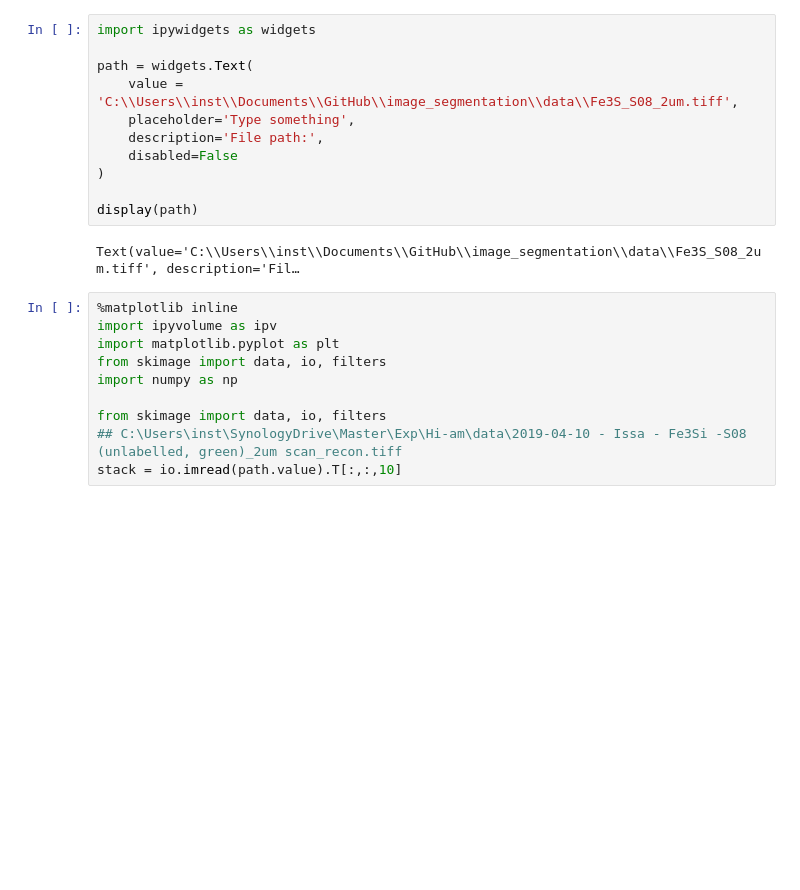
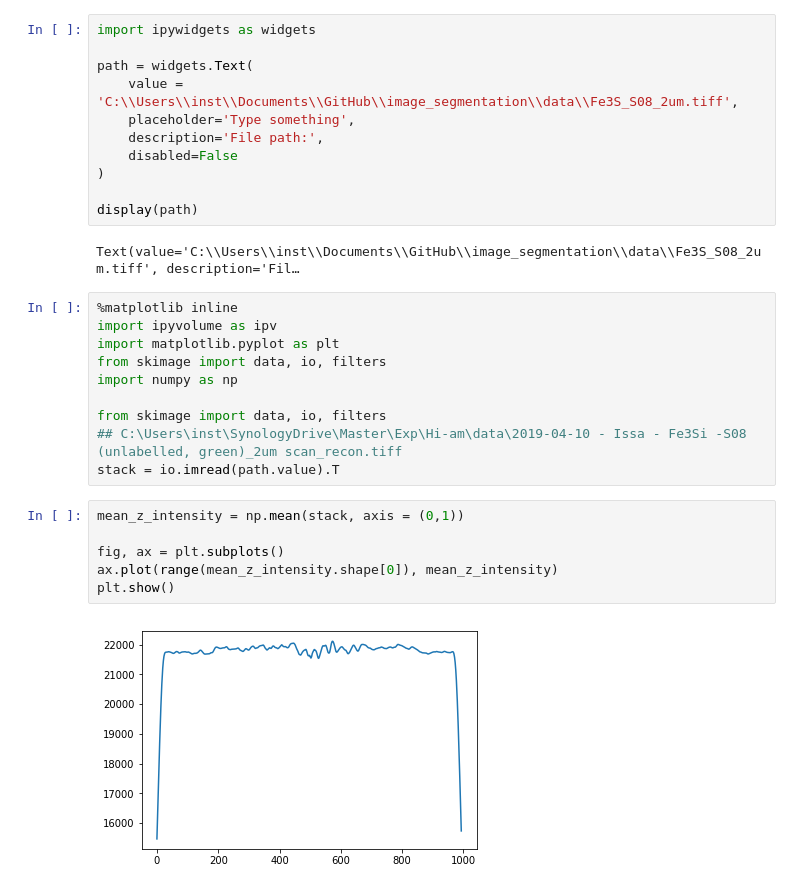
Before and after one commit to rockandsalt/image_segmentation, a Jupyter notebook: image_segmentation.ipynb, the cells around one changed output. Cells and saved outputs as stored; diff of their text form; blank space fills up the shorter version.

```diff
--- a/image_segmentation.ipynb
+++ b/image_segmentation.ipynb
@@ -20,4 +20,12 @@ import numpy as np
 
 from skimage import data, io, filters
 ## C:\Users\inst\SynologyDrive\Master\Exp\Hi-am\data\2019-04-10 - Issa - Fe3Si -S08 (unlabelled, green)_2um scan_recon.tiff
-stack = io.imread(path.value).T[:,:,10]
+stack = io.imread(path.value).T
+# %%
+mean_z_intensity = np.mean(stack, axis = (0,1))
+
+fig, ax = plt.subplots()
+ax.plot(range(mean_z_intensity.shape[0]), mean_z_intensity)
+plt.show()
+# %% [output]
+[figure, added]
```
Also changed, not shown: parts of 7 cells of this notebook, 2 other files.
